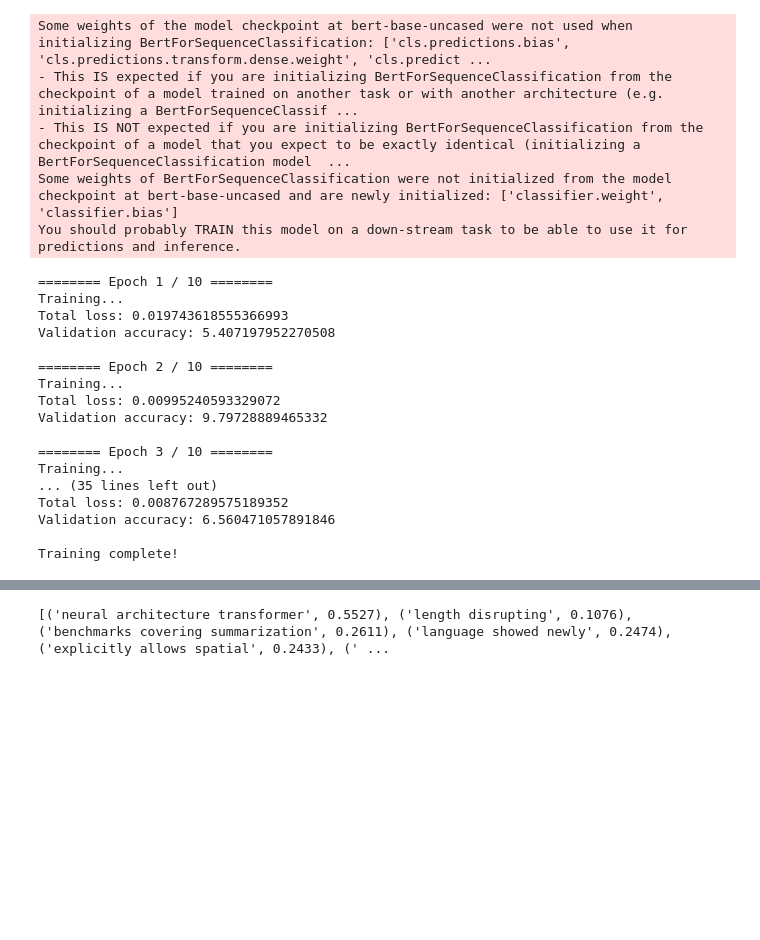
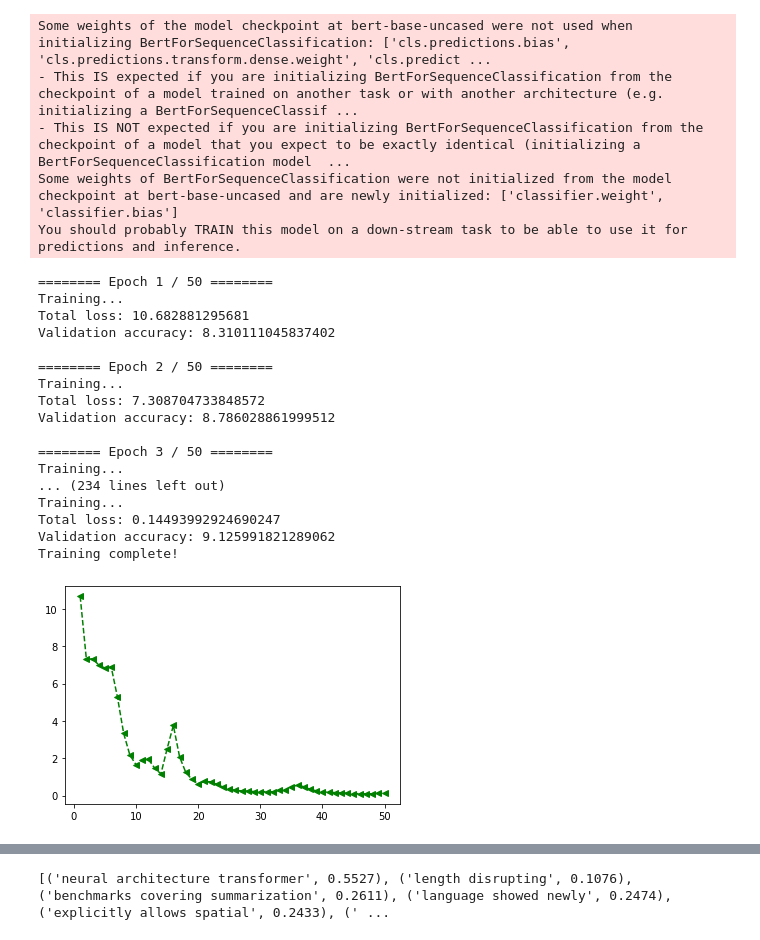
Before and after one commit to miracleyoo/cs685-final-project, a Jupyter notebook: minhao/crawer.ipynb, the cells around one changed output, grey strips where cells are left out. Saved outputs shown, nothing was run; the diff lists cells and outputs as text; code cells hidden in the pictures; blank space fills up the shorter version.

```diff
--- a/minhao/crawer.ipynb
+++ b/minhao/crawer.ipynb
@@ -186,7 +186,7 @@ from helpers import tokenize_and_format, flat_accuracy
 import torch
 import pandas as pd
 
-df = pd.read_csv('transformer_citation.csv')
+df = pd.read_csv('transformer_citation_top5.csv')
 # df = pd.read_csv('tweets.csv')
 
 df = df.sample(frac=1).reset_index(drop=True)
@@ -194,7 +194,7 @@ df = df.sample(frac=1).reset_index(drop=True)
 texts = df.text.values
 labels = df.citationCount.values
 
-labels =labels/labels.max()
+# labels =np.log(labels)/np.log(labels.max())
 
 # print(labels)
 ### tokenize_and_format() is a helper function provided in helpers.py ###
@@ -264,13 +252,13 @@ Some weights of the model checkpoint at bert-base-uncased were not used when ini
 Some weights of BertForSequenceClassification were not initialized from the model checkpoint at bert-base-uncased and are newly initialized: ['classifier.weight', 'classifier.bias']
 You should probably TRAIN this model on a down-stream task to be able to use it for predictions and inference.
 # %%
-batch_size = 16
+batch_size = 64
 optimizer = AdamW(model.parameters(),
-                  lr = 2e-5, # args.learning_rate - default is 5e-5
+                  lr = 1e-4, # args.learning_rate - default is 5e-5
                   eps = 1e-8, # args.adam_epsilon  - default is 1e-8
                   weight_decay = 0.01
                 )
-epochs = 10
+epochs = 50
 # %%
 import numpy as np
 # function to get validation accuracy
@@ -322,7 +310,8 @@ def get_validation_performance(val_set):
         # helpers.py called flat_accuracy() that takes in predictions and labels
         # acc = flat_accuracy(logits, label_ids)
         # total_eval_accuracy += acc
-        error = np.abs(logits-label_ids).sum()
+        # print(logits,label_ids)
+        error = np.abs(logits.T-label_ids).sum()
     # Report the final accuracy for this validation run.
     avg_error = error / num_batches
     return avg_error
@@ -330,7 +319,8 @@ def get_validation_performance(val_set):
 import random
 
 # training loop
-
+log_train_loss = np.zeros(epochs)
+log_train_error = np.zeros(epochs)
 # For each epoch...
 for epoch_i in range(0, epochs):
     # Perform one full pass over the training set.
@@ -388,26 +378,37 @@ for epoch_i in range(0, epochs):
     # After the completion of each training epoch, measure our performance on
     # our validation set. Implement this function in the cell above.
     print(f"Total loss: {total_train_loss}")
+    log_train_loss[epoch_i] = total_train_loss
     val_error = get_validation_performance(val_set)
+    log_train_error[epoch_i] = val_error
     print(f"Validation accuracy: {val_error}")
 
-print("")
+# print("")
 print("Training complete!")
 # %% [output]
-======== Epoch 1 / 10 ========
+======== Epoch 1 / 50 ========
 Training...
-Total loss: 0.019743618555366993
-Validation accuracy: 5.407197952270508
+Total loss: 10.682881295681
+Validation accuracy: 8.310111045837402
 
-======== Epoch 2 / 10 ========
+======== Epoch 2 / 50 ========
 Training...
-Total loss: 0.00995240593329072
-Validation accuracy: 9.79728889465332
+Total loss: 7.308704733848572
+Validation accuracy: 8.786028861999512
 
-======== Epoch 3 / 10 ========
+======== Epoch 3 / 50 ========
 Training...
-... (35 lines left out)
-Total loss: 0.008767289575189352
-Validation accuracy: 6.560471057891846
-
+... (234 lines left out)
+Training...
+Total loss: 0.14493992924690247
+Validation accuracy: 9.125991821289062
 Training complete!
+# %%
+import matplotlib.pyplot as plt
+import numpy as np
+x = np.arange(1,epochs+1)
+# print(log_train_loss)
+plt.plot(x,log_train_loss,linestyle='--',color='green',marker='<')
+plt.show()
+# %% [output]
+[figure, added]
```
Also changed, not shown: parts of 3 cells of this notebook, 1 other file.
